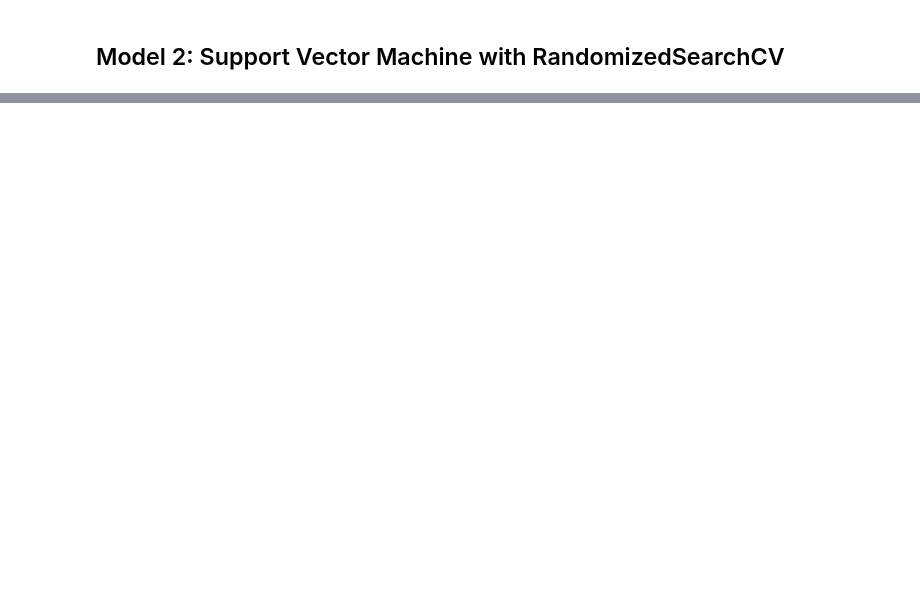
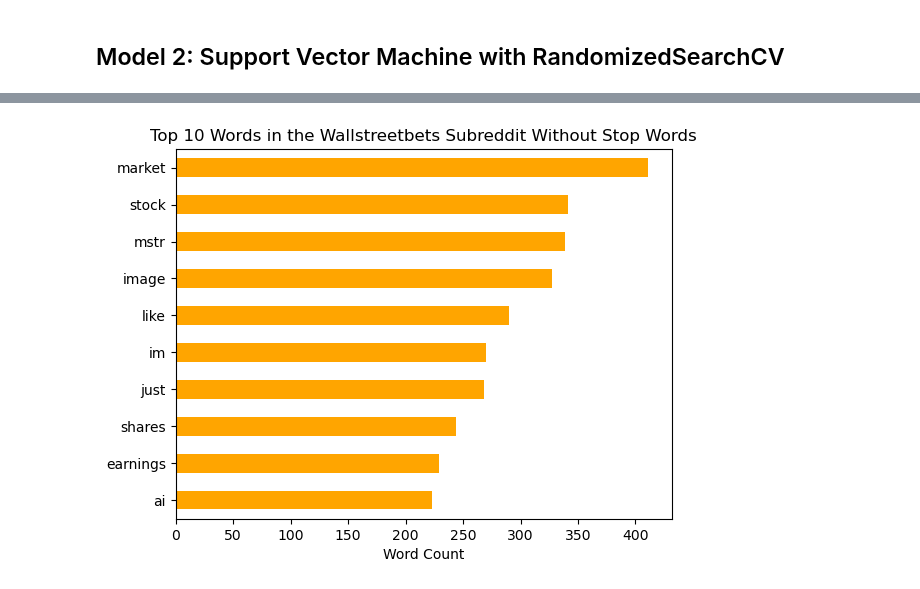
Before and after one commit to grahamjh99/Project-2-Subreddit-Classification, a Jupyter notebook: Project 3 Graham.ipynb, the cells around one changed output, grey strips where cells are left out. Cells and saved outputs as stored; diff of their text form; code cells hidden in the pictures; blank space fills up the shorter version.

```diff
--- a/Project 3 Graham.ipynb
+++ b/Project 3 Graham.ipynb
@@ -379,0 +400,28 @@ Test Accuracy: 0.9654545454545455
+# %%
+# Apply the clean_text removal function to the text columns
+wallstreetbets_text_cleaned = wallstreetbets['title'].str.lower() + " " + wallstreetbets['self_text'].str.lower()
+wallstreetbets_text_cleaned = wallstreetbets_text_cleaned.apply(clean_text)
+
+# Now apply CountVectorizer on the cleaned text
+cvec_wallstreetbets = CountVectorizer(stop_words='english')
+cvec_wallstreetbets_matrix = cvec_wallstreetbets.fit_transform(wallstreetbets_text_cleaned)
+
+# Sum the word counts for each word across all documents
+word_counts_wallstreetbets = cvec_wallstreetbets_matrix.sum(axis=0).A1  # Convert to a 1D array using .A1
+
+# Create a DataFrame with word counts
+wallstreetbets_word_counts_df = pd.DataFrame(
+    list(zip(cvec_wallstreetbets.get_feature_names_out(), word_counts_wallstreetbets)),
+    columns=['word', 'count']
+)
+
+# Sort by count in descending order and plot the top 10 words
+ax = wallstreetbets_word_counts_df.sort_values(by='count', ascending=False).head(10).plot(kind='barh', x='word',color = 'orange')
+plt.xlabel('Word Count')
+plt.title('Top 10 Words in the Wallstreetbets Subreddit Without Stop Words')
+ax.legend().set_visible(False)  # Remove the legend
+ax.set_ylabel('')  # Remove the y-axis label
+plt.gca().invert_yaxis();  # Invert y-axis to show the most frequent word at the top
+plt.savefig('./Images/Top 10 Words Wallstreetbets')
+# %% [output]
+[figure, added]
```
Also changed, not shown: parts of 19 cells of this notebook, 10 other files.
